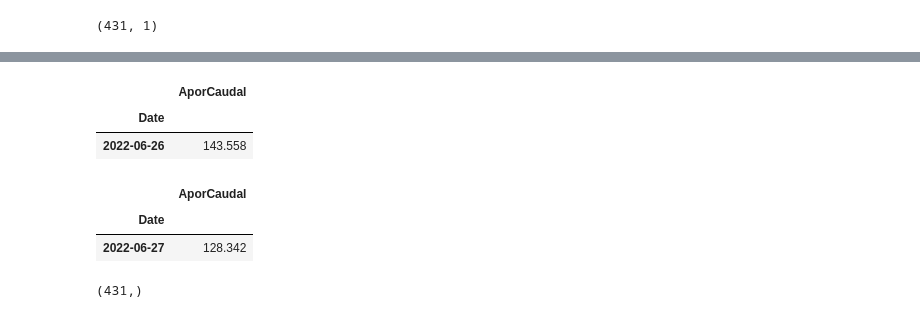
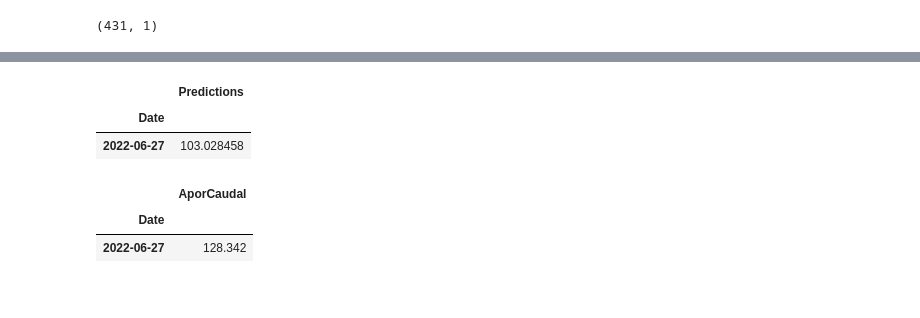
Before and after one commit to jpatinofo/Optimizacion, a Jupyter notebook: rnn_henrry_selene.ipynb, the cells around one changed output, grey strips where cells are left out. Drawn from its saved outputs; the diff is of its cells as text; code cells hidden in the pictures.

```diff
--- a/rnn_henrry_selene.ipynb
+++ b/rnn_henrry_selene.ipynb
@@ -303,9 +233,3 @@ array([114.05346 , 109.51833 , 129.98247 , 115.67277 , 110.552376,
 # %%
 train = df[['AporCaudal']][:training_data_len]
 test =  df[['AporCaudal']][training_data_len:]
-# %%
-train.tail(1)
-# %% [output]
-|  | AporCaudal |
-| Date |  |
-| 2022-06-26 | 143.558 |
@@ -312,3 +240,9 @@ train.tail(1)
+# %%
+predictions.head(1)
+# %% [output]
+|  | Predictions |
+| Date |  |
+| 2022-06-27 | 103.028458 |
 # %%
 test.head(1)
 # %% [output]
@@ -320,4 +251,0 @@ predictions = predictions_final[:, 12]
-# %%
-predictions.shape
-# %% [output]
-(431,)
```
Also changed, not shown: parts of 29 cells of this notebook.
